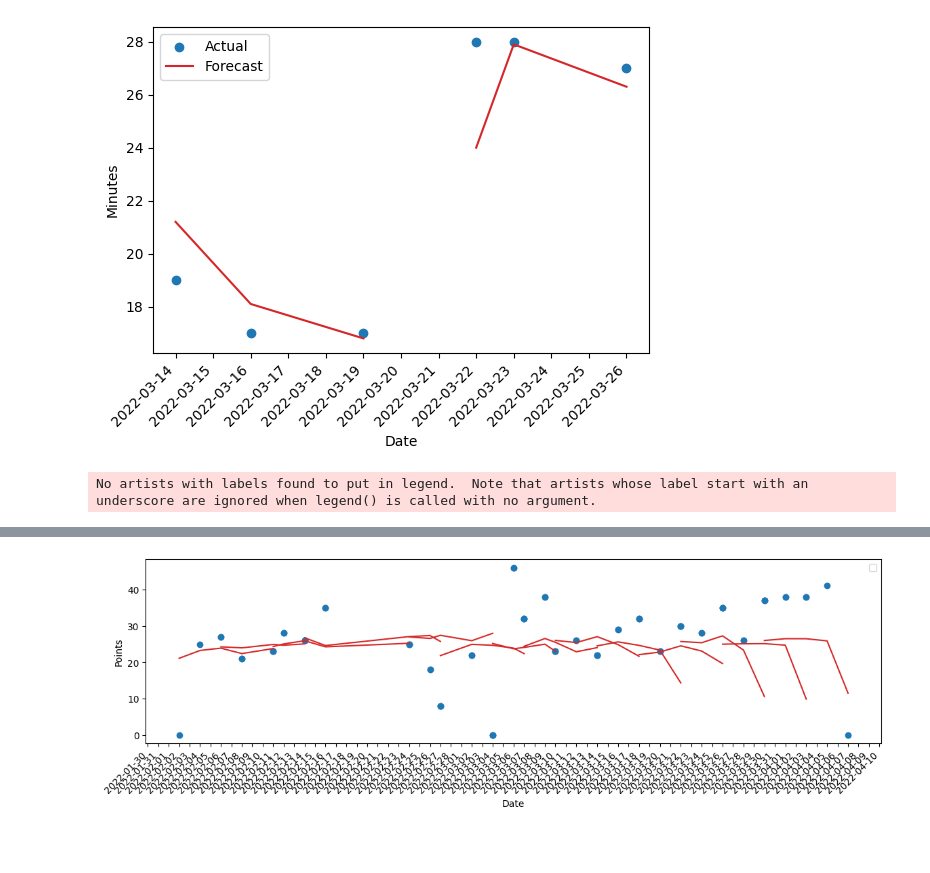
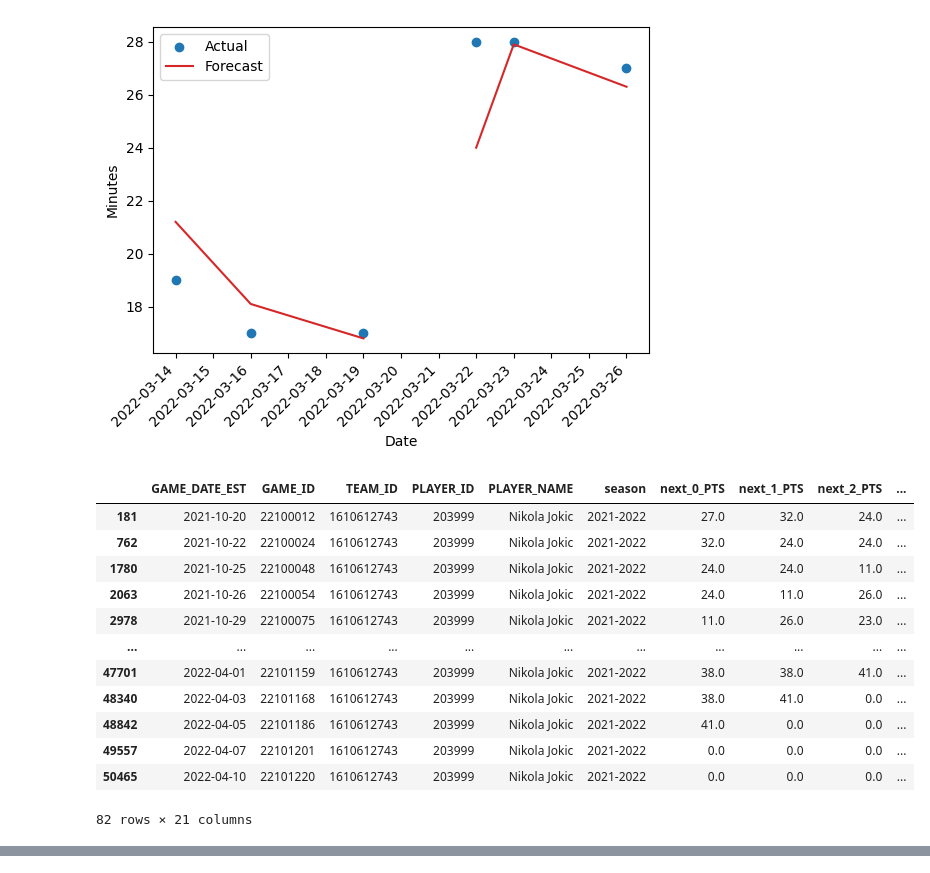
Before and after one commit to brownbrandon272/basketball, a Jupyter notebook: scripts/analyze_results.ipynb, the cells around one changed output, grey strips where cells are left out. Drawn from its saved outputs; the diff is of its cells as text; code cells hidden in the pictures; blank space fills up the shorter version.

```diff
--- a/scripts/analyze_results.ipynb
+++ b/scripts/analyze_results.ipynb
@@ -434,84 +434,44 @@ def get_all_lags(df:pd.DataFrame, cols:t.List, group_cols:t.List, n_lags:int, or
     # for each column in cols, get n_lags number of lags
     for col in cols:
         # for each lag, create a new column with the lagged value
         for i in range(start, stop, step):
             created_col = f'{prefix}{abs(i)}_{col}'
             created_cols.append(created_col)
             df_[created_col] = df_.groupby(group_cols)[col].shift(i)
 
     return df_, created_cols
 
 
 player_name = 'Nikola Jokic'
 season = '2021-2022'
 jokic2022 = idx_test[(idx_test['PLAYER_NAME'] == player_name) & (idx_test['season'] == season)] # .index
 
 # join y_test onto jokic2022
 jokic2022 = jokic2022.merge(y_test, how='inner', left_index=True, right_index=True)
 
 # join yhat_df onto jokic2022
 jokic2022 = jokic2022.merge(yhat_df, how='inner', left_index=True, right_index=True, suffixes=('', '_PRED'))
 
 # select columns either in idx_test or containing '_PTS_'
 plot_jokic = jokic2022[[col for col in jokic2022.columns if col in idx_test.columns or '_PTS' in col]].copy()
 plot_jokic['GAME_DATE_EST'] = pd.to_datetime(plot_jokic['GAME_DATE_EST']).dt.date
 plot_jokic
 
 # get next 5 GAME_DATE_EST using get_all_lags()
 plot_jokic, _ = get_all_lags(plot_jokic, cols=['GAME_DATE_EST'], group_cols=['PLAYER_NAME', 'season'], n_lags=-5, order_cols=['GAME_DATE_EST'])
 
-# display(plot_jokic.head(2))
-# print(plot_jokic.dtypes)
-
-# import matplotlib.dates as mdates
-
-date_cols = [col for col in plot_jokic.columns if ('GAME_DATE_EST' in col) and ('next' in col)]
-# convert date_cols to datetime
-plot_jokic[date_cols] = plot_jokic[date_cols].apply(lambda x: pd.to_datetime(x).dt.date)
-
-actual_pts_cols = [col for col in plot_jokic.columns if ('PTS' in col) and ('PRED' not in col)]
-pred_pts_cols = [col for col in plot_jokic.columns if ('PTS' in col) and ('PRED' in col)]
-
-plot_jokic.loc[plot_jokic.isnull().any(axis=1), date_cols + actual_pts_cols + pred_pts_cols] = np.nan
-
-fig, ax = plt.subplots()
-
-for i, (idx, x) in enumerate(plot_jokic.iterrows()):
-    if i < 50: continue
-    if i%2 != 0: continue
-    date_x = x[pd.notna(x).values & x.index.isin(date_cols)].values
-    actual_y = x[pd.notna(x).values & x.index.isin(actual_pts_cols)].values
-    pred_y = x[pd.notna(x).values & x.index.isin(pred_pts_cols)].values
-    print(x['GAME_DATE_EST'], date_x)
-    ax.scatter(x=date_x, y=actual_y, c='C0', label='Actual' if idx == plot_jokic.index.min() else None)
-    ax.plot(date_x, pred_y, c='C3', label='Forecast' if idx == plot_jokic.index.min() else None) # c='C{}'.format(int(idx))
-
-# Step 5
-ax.set_xlabel('Date')
-ax.set_ylabel('Points')
-days = mdates.DayLocator()  # Set the tick locator to show days
-ax.xaxis.set_major_locator(days)
-ax.xaxis.set_major_formatter(mdates.DateFormatter('%Y-%m-%d'))  # Set the x-axis tick labels to YYYY-MM-DD format
-fig.autofmt_xdate(rotation=45)  # Rotate x-axis tick labels for better visibility
-
-ax.legend()
-
-## create custom labels for x-axis: if date exists then date, else ''
-max_date = plot_jokic['GAME_DATE_EST'].max()
-min_date = plot_jokic['GAME_DATE_EST'].min()
-labels = pd.date_range(start=min_date, end=max_date, freq='D')
-
-# custom_labels = [dt.strftime('%Y-%m-%d') if dt in plot_jokic['GAME_DATE_EST'].values else '' for dt in labels]
-
-# set the custom labels
-# ax.set_xticklabels(custom_labels)
-
-## adjust figure size
-fig.set_size_inches(14, 4)
-
-
-
-# show the plot
-plt.show()
+display(plot_jokic)
 # %% [output]
+|  | GAME_DATE_EST | GAME_ID | TEAM_ID | PLAYER_ID | PLAYER_NAME | season | next_0_PTS | next_1_PTS | next_2_PTS | ... |
+| 181 | 2021-10-20 | 22100012 | 1610612743 | 203999 | Nikola Jokic | 2021-2022 | 27.0 | 32.0 | 24.0 | ... |
+| 762 | 2021-10-22 | 22100024 | 1610612743 | 203999 | Nikola Jokic | 2021-2022 | 32.0 | 24.0 | 24.0 | ... |
+| 1780 | 2021-10-25 | 22100048 | 1610612743 | 203999 | Nikola Jokic | 2021-2022 | 24.0 | 24.0 | 11.0 | ... |
+| 2063 | 2021-10-26 | 22100054 | 1610612743 | 203999 | Nikola Jokic | 2021-2022 | 24.0 | 11.0 | 26.0 | ... |
+| 2978 | 2021-10-29 | 22100075 | 1610612743 | 203999 | Nikola Jokic | 2021-2022 | 11.0 | 26.0 | 23.0 | ... |
+| ... | ... | ... | ... | ... | ... | ... | ... | ... | ... | ... |
+| 47701 | 2022-04-01 | 22101159 | 1610612743 | 203999 | Nikola Jokic | 2021-2022 | 38.0 | 38.0 | 41.0 | ... |
+| 48340 | 2022-04-03 | 22101168 | 1610612743 | 203999 | Nikola Jokic | 2021-2022 | 38.0 | 41.0 | 0.0 | ... |
+| 48842 | 2022-04-05 | 22101186 | 1610612743 | 203999 | Nikola Jokic | 2021-2022 | 41.0 | 0.0 | 0.0 | ... |
+| 49557 | 2022-04-07 | 22101201 | 1610612743 | 203999 | Nikola Jokic | 2021-2022 | 0.0 | 0.0 | 0.0 | ... |
+| 50465 | 2022-04-10 | 22101220 | 1610612743 | 203999 | Nikola Jokic | 2021-2022 | 0.0 | 0.0 | 0.0 | ... |
-No artists with labels found to put in legend.  Note that artists whose label start with an underscore are ignored when legend() is called with no argument.
+82 rows × 21 columns
@@ -535 +477,0 @@ No artists with labels found to put in legend.  Note that artists whose label st
-[figure, removed]
```
Also changed, not shown: parts of 10 cells of this notebook.
